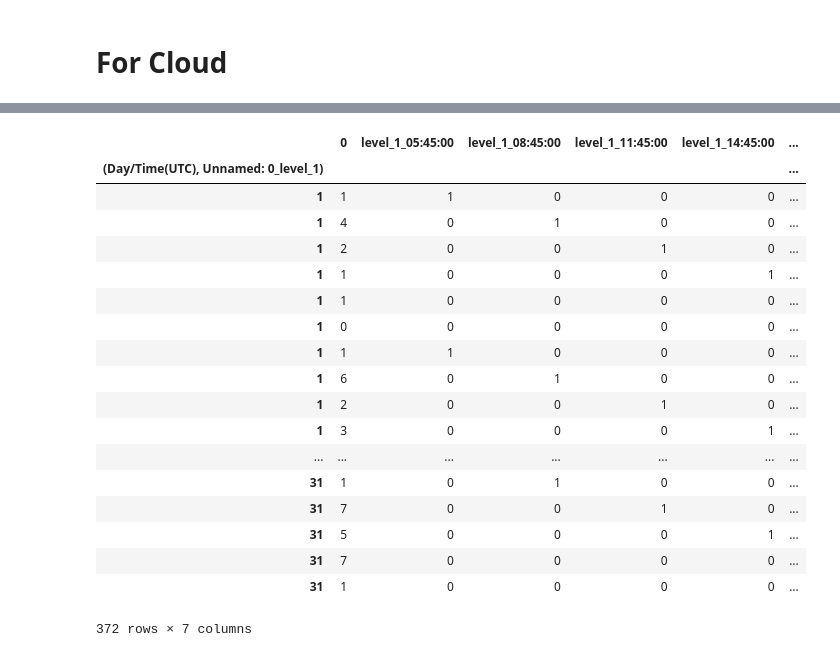
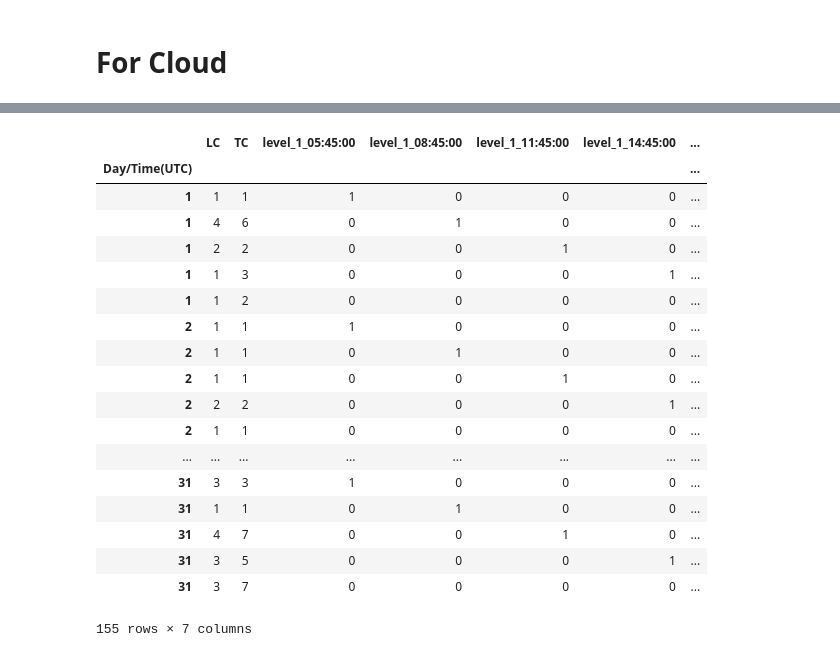
Before and after one commit to kaushu42/weather-forecast-nepal, a Jupyter notebook: preprocess.ipynb, the cells around one changed output, grey strips where cells are left out. Drawn from its saved outputs; the diff is of its cells as text; code cells hidden in the pictures.

```diff
--- a/preprocess.ipynb
+++ b/preprocess.ipynb
@@ -205,22 +138,25 @@ df.loc[:, df.columns != 'level_1_TC']
-# %%
-pd.get_dummies(df.stack().reset_index().set_index(('Day/Time(UTC)', 'Unnamed: 0_level_1')))
-# %% [output]
-|  | 0 | level_1_05:45:00 | level_1_08:45:00 | level_1_11:45:00 | level_1_14:45:00 | ... |
-| (Day/Time(UTC), Unnamed: 0_level_1) |  |  |  |  |  | ... |
-| 1 | 1 | 1 | 0 | 0 | 0 | ... |
-| 1 | 4 | 0 | 1 | 0 | 0 | ... |
-| 1 | 2 | 0 | 0 | 1 | 0 | ... |
-| 1 | 1 | 0 | 0 | 0 | 1 | ... |
-| 1 | 1 | 0 | 0 | 0 | 0 | ... |
-| 1 | 0 | 0 | 0 | 0 | 0 | ... |
-| 1 | 1 | 1 | 0 | 0 | 0 | ... |
-| 1 | 6 | 0 | 1 | 0 | 0 | ... |
-| 1 | 2 | 0 | 0 | 1 | 0 | ... |
-| 1 | 3 | 0 | 0 | 0 | 1 | ... |
-| ... | ... | ... | ... | ... | ... | ... |
-| 31 | 1 | 0 | 1 | 0 | 0 | ... |
-| 31 | 7 | 0 | 0 | 1 | 0 | ... |
-| 31 | 5 | 0 | 0 | 0 | 1 | ... |
-| 31 | 7 | 0 | 0 | 0 | 0 | ... |
-| 31 | 1 | 0 | 0 | 0 | 0 | ... |
-372 rows × 7 columns
+# %%
+x = df.set_index(('Day/Time(UTC)', 'Unnamed: 0_level_1')).stack(level=0).reset_index()
+x = x.set_index(('Day/Time(UTC)', 'Unnamed: 0_level_1'))
+x.index.name = 'Day/Time(UTC)'
+pd.get_dummies(x)
+# %% [output]
+|  | LC | TC | level_1_05:45:00 | level_1_08:45:00 | level_1_11:45:00 | level_1_14:45:00 | ... |
+| Day/Time(UTC) |  |  |  |  |  |  | ... |
+| 1 | 1 | 1 | 1 | 0 | 0 | 0 | ... |
+| 1 | 4 | 6 | 0 | 1 | 0 | 0 | ... |
+| 1 | 2 | 2 | 0 | 0 | 1 | 0 | ... |
+| 1 | 1 | 3 | 0 | 0 | 0 | 1 | ... |
+| 1 | 1 | 2 | 0 | 0 | 0 | 0 | ... |
+| 2 | 1 | 1 | 1 | 0 | 0 | 0 | ... |
+| 2 | 1 | 1 | 0 | 1 | 0 | 0 | ... |
+| 2 | 1 | 1 | 0 | 0 | 1 | 0 | ... |
+| 2 | 2 | 2 | 0 | 0 | 0 | 1 | ... |
+| 2 | 1 | 1 | 0 | 0 | 0 | 0 | ... |
+| ... | ... | ... | ... | ... | ... | ... | ... |
+| 31 | 3 | 3 | 1 | 0 | 0 | 0 | ... |
+| 31 | 1 | 1 | 0 | 1 | 0 | 0 | ... |
+| 31 | 4 | 7 | 0 | 0 | 1 | 0 | ... |
+| 31 | 3 | 5 | 0 | 0 | 0 | 1 | ... |
+| 31 | 3 | 7 | 0 | 0 | 0 | 0 | ... |
+155 rows × 7 columns
```
Also changed, not shown: parts of 4 cells of this notebook.
